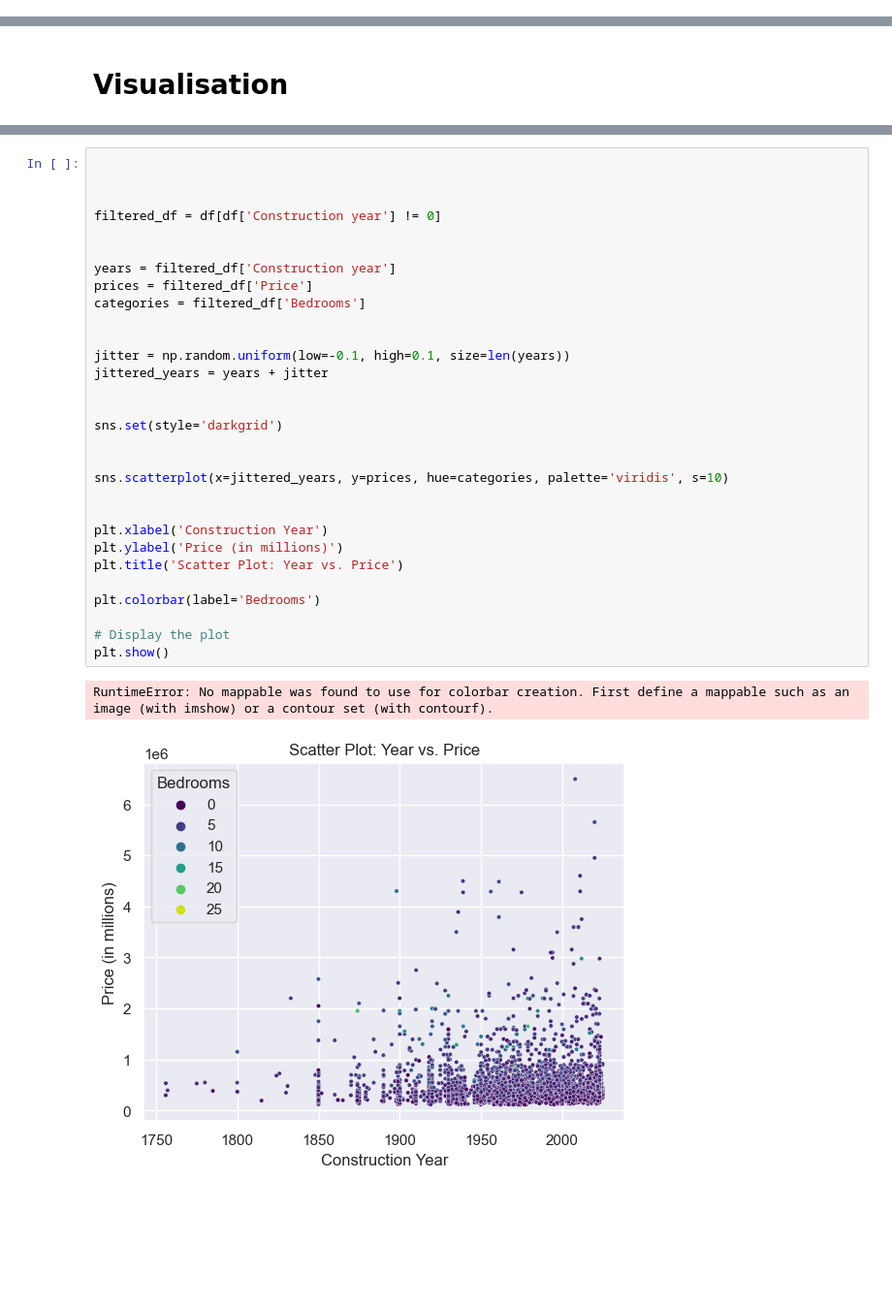
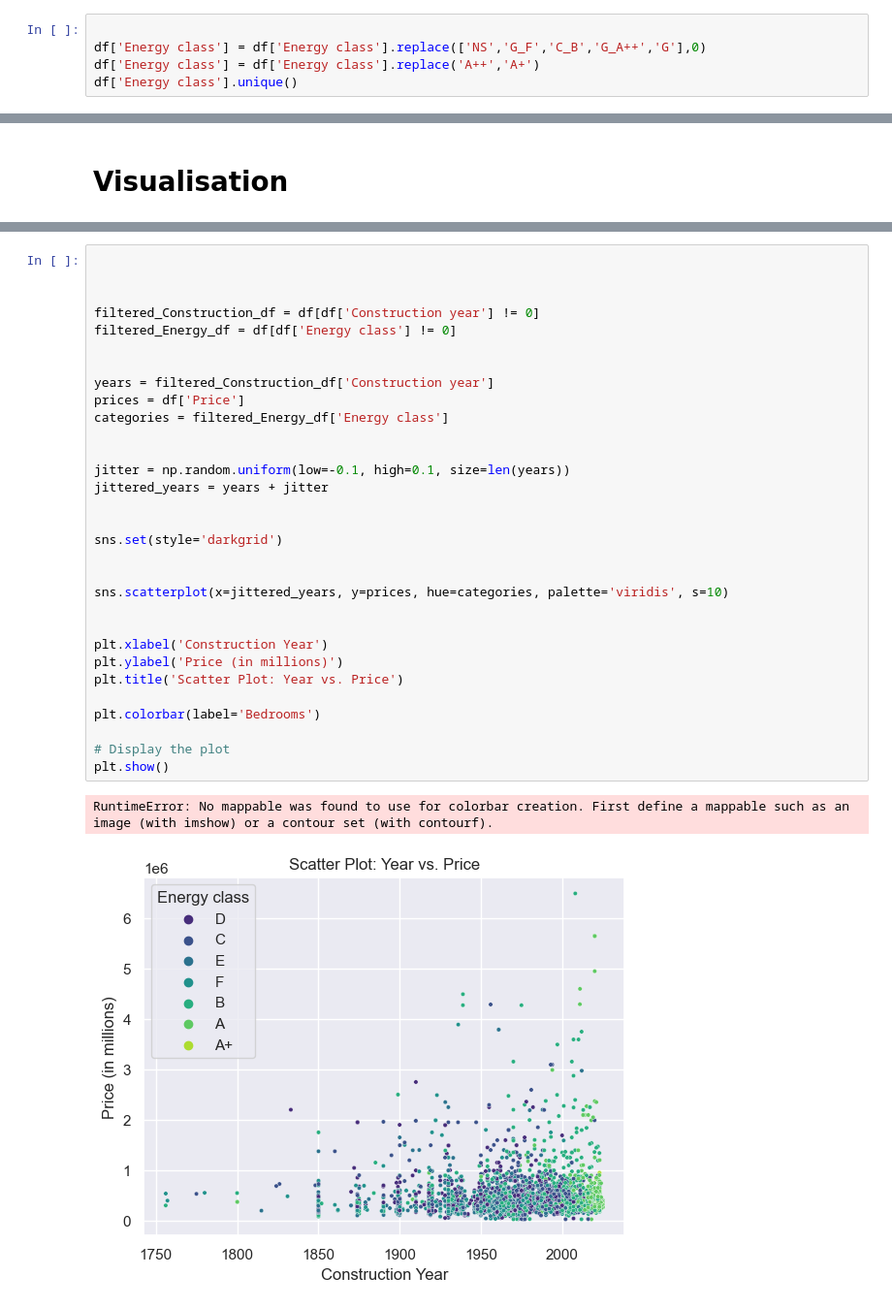
Before and after one commit to JonathanRabbi/Data_Analysis_Immo, a Jupyter notebook: Clean_Dataframe.ipynb, the cells around one changed output, grey strips where cells are left out. Shown at 97% size. Cells and saved outputs as stored; diff of their text form; blank space fills up the shorter version.

```diff
--- a/Clean_Dataframe.ipynb
+++ b/Clean_Dataframe.ipynb
@@ -161,3 +161,8 @@ province                      0
 dtype: int64
 # %%
 #df.to_csv('CSV_Files/House_details.csv', index=False)
+# %%
+
+df['Energy class'] = df['Energy class'].replace(['NS','G_F','C_B','G_A++','G'],0)
+df['Energy class'] = df['Energy class'].replace('A++','A+')
+df['Energy class'].unique()
@@ -181,33 +192,34 @@ plt.show()
 # %%
 
 
 
-filtered_df = df[df['Construction year'] != 0]
+filtered_Construction_df = df[df['Construction year'] != 0]
+filtered_Energy_df = df[df['Energy class'] != 0]
 
 
-years = filtered_df['Construction year']
-prices = filtered_df['Price']
-categories = filtered_df['Bedrooms']
+years = filtered_Construction_df['Construction year']
+prices = df['Price']
+categories = filtered_Energy_df['Energy class']
 
 
 jitter = np.random.uniform(low=-0.1, high=0.1, size=len(years))
 jittered_years = years + jitter
 
 
 sns.set(style='darkgrid')
 
 
 sns.scatterplot(x=jittered_years, y=prices, hue=categories, palette='viridis', s=10)
 
 
 plt.xlabel('Construction Year')
 plt.ylabel('Price (in millions)')
 plt.title('Scatter Plot: Year vs. Price')
 
 plt.colorbar(label='Bedrooms')
 
 # Display the plot
 plt.show()
 # %% [output]
 RuntimeError: No mappable was found to use for colorbar creation. First define a mappable such as an image (with imshow) or a contour set (with contourf).
-[figure, old version]
+[figure, new version]
```
Also changed, not shown: parts of 11 cells of this notebook.
